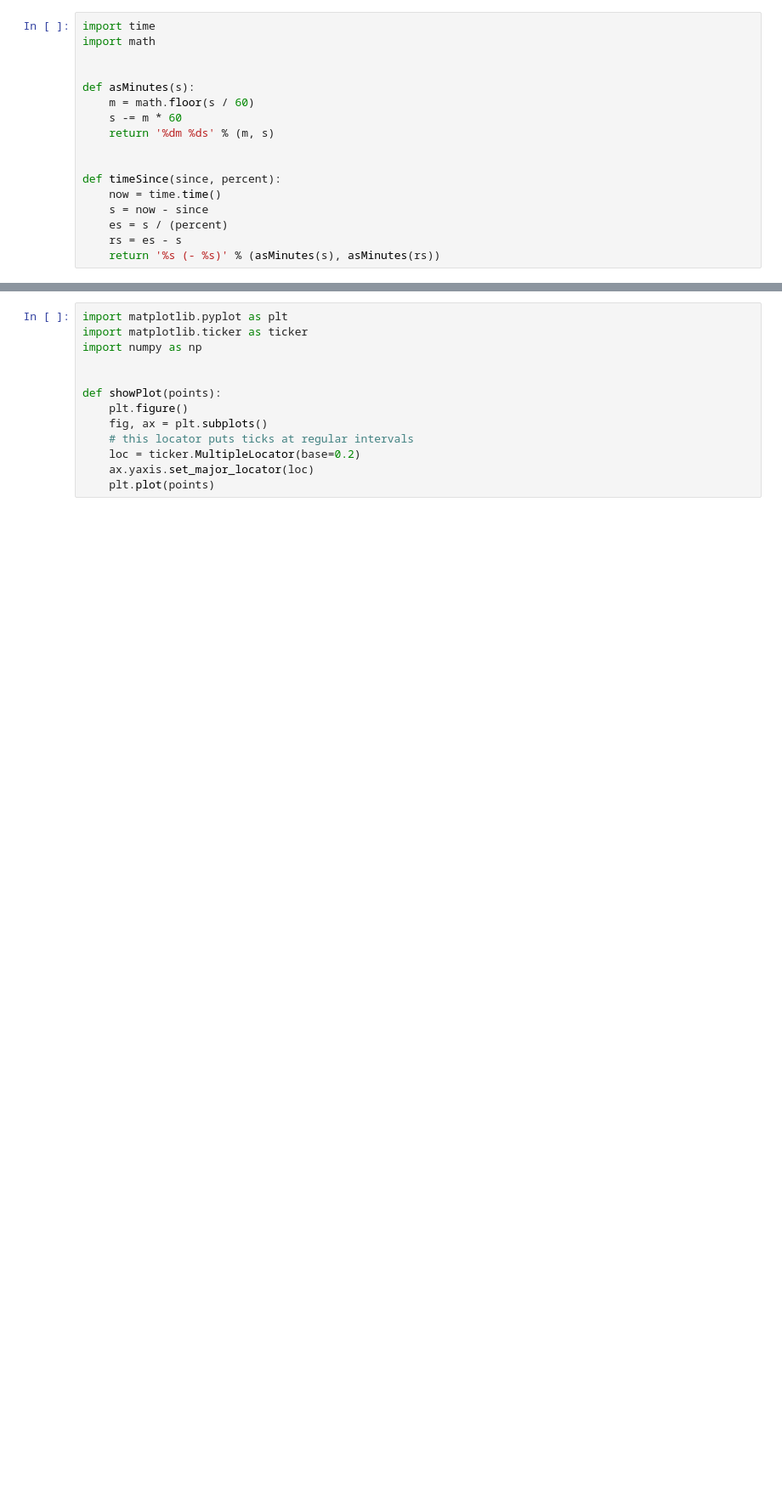
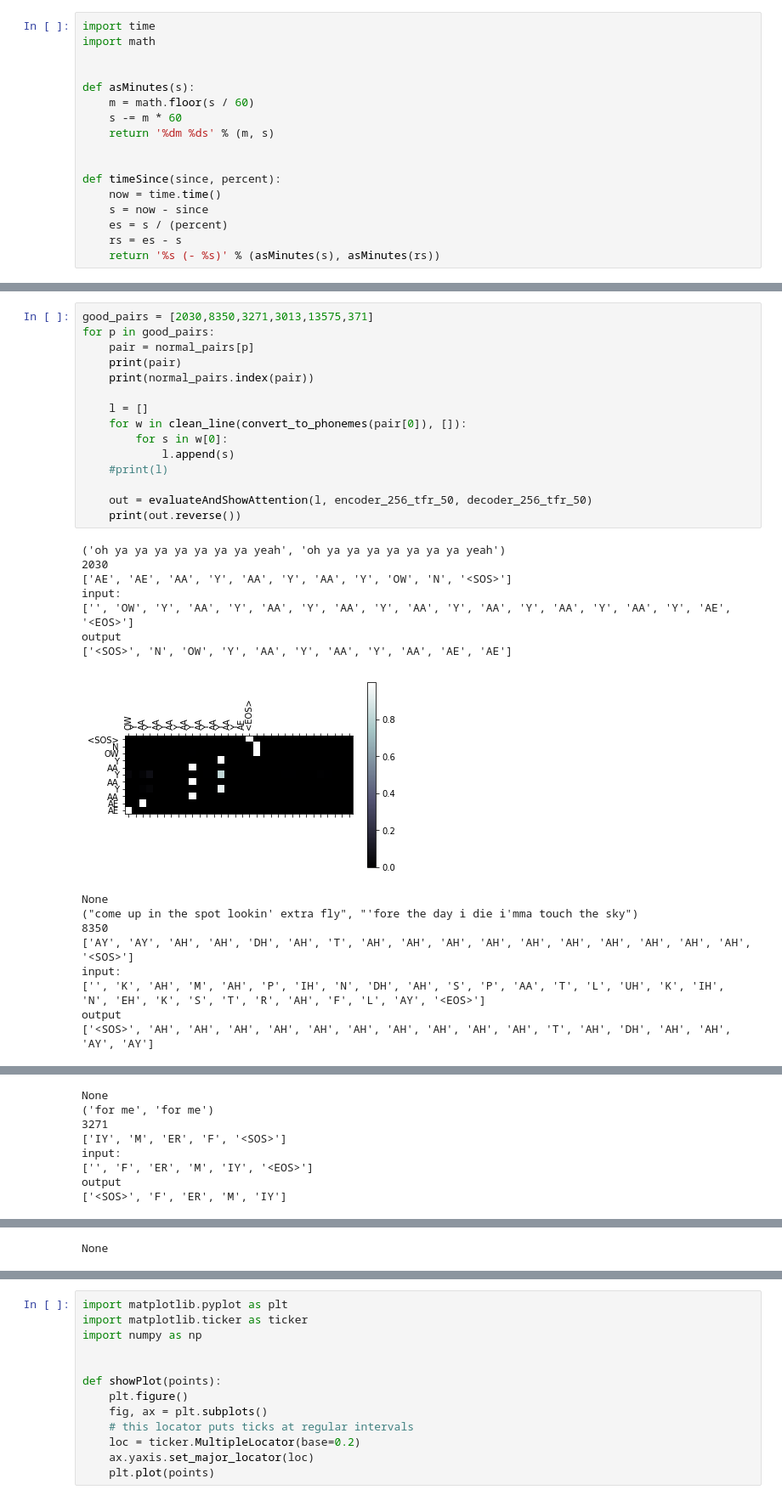
Before and after one commit to maxisawesome/seq2seq_raplyrics, a Jupyter notebook: attention_backwards_seq2seq.ipynb, the cells around one changed output, grey strips where cells are left out. Shown at 85% size. Drawn from its saved outputs; the diff is of its cells as text; blank space fills up the shorter version.

```diff
--- a/attention_backwards_seq2seq.ipynb
+++ b/attention_backwards_seq2seq.ipynb
@@ -383,3 +385,35 @@ def evaluate(encoder, decoder, sentence, max_length=MAX_LENGTH+2):
         decoder_input = decoder_input.cuda() if use_cuda else decoder_input
 
     return decoded_words, decoder_attentions[:di + 1]
+# %%
+good_pairs = [2030,8350,3271,3013,13575,371]
+for p in good_pairs:
+    pair = normal_pairs[p]
+    print(pair)
+    print(normal_pairs.index(pair))
+
+    l = []
+    for w in clean_line(convert_to_phonemes(pair[0]), []):
+        for s in w[0]:
+            l.append(s)
+    #print(l)
+
+    out = evaluateAndShowAttention(l, encoder_256_tfr_50, decoder_256_tfr_50)
+    print(out.reverse())
+# %% [output]
+('oh ya ya ya ya ya ya ya yeah', 'oh ya ya ya ya ya ya ya yeah')
+2030
+['AE', 'AE', 'AA', 'Y', 'AA', 'Y', 'AA', 'Y', 'OW', 'N', '<SOS>']
+input:
+['', 'OW', 'Y', 'AA', 'Y', 'AA', 'Y', 'AA', 'Y', 'AA', 'Y', 'AA', 'Y', 'AA', 'Y', 'AA', 'Y', 'AE', '<EOS>']
+output
+['<SOS>', 'N', 'OW', 'Y', 'AA', 'Y', 'AA', 'Y', 'AA', 'AE', 'AE']
+[figure, added]
+None
+("come up in the spot lookin' extra fly", "'fore the day i die i'mma touch the sky")
+8350
+['AY', 'AY', 'AH', 'AH', 'DH', 'AH', 'T', 'AH', 'AH', 'AH', 'AH', 'AH', 'AH', 'AH', 'AH', 'AH', 'AH', '<SOS>']
+input:
+['', 'K', 'AH', 'M', 'AH', 'P', 'IH', 'N', 'DH', 'AH', 'S', 'P', 'AA', 'T', 'L', 'UH', 'K', 'IH', 'N', 'EH', 'K', 'S', 'T', 'R', 'AH', 'F', 'L', 'AY', '<EOS>']
+output
+['<SOS>', 'AH', 'AH', 'AH', 'AH', 'AH', 'AH', 'AH', 'AH', 'AH', 'AH', 'T', 'AH', 'DH', 'AH', 'AH', 'AY', 'AY']
@@ -385,0 +421,8 @@ def evaluate(encoder, decoder, sentence, max_length=MAX_LENGTH+2):
+None
+('for me', 'for me')
+3271
+['IY', 'M', 'ER', 'F', '<SOS>']
+input:
+['', 'F', 'ER', 'M', 'IY', '<EOS>']
+output
+['<SOS>', 'F', 'ER', 'M', 'IY']
@@ -385,0 +457 @@ def evaluate(encoder, decoder, sentence, max_length=MAX_LENGTH+2):
+None
```
Also changed, not shown: parts of 7 cells of this notebook.
